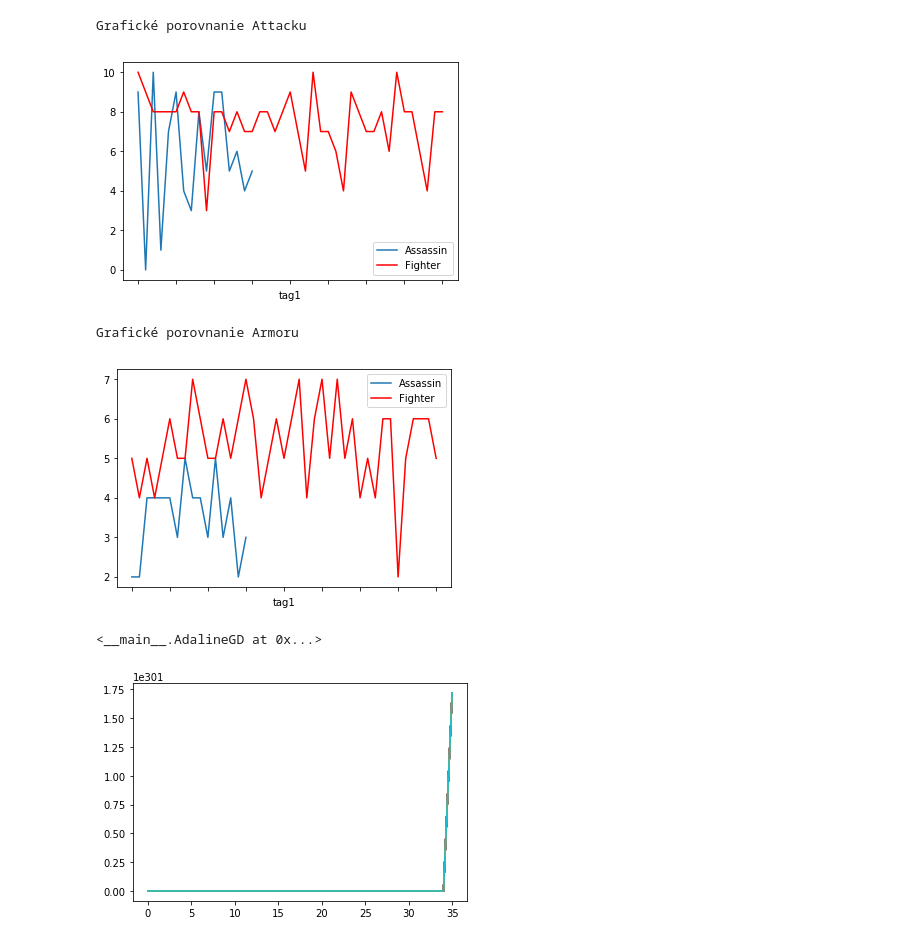
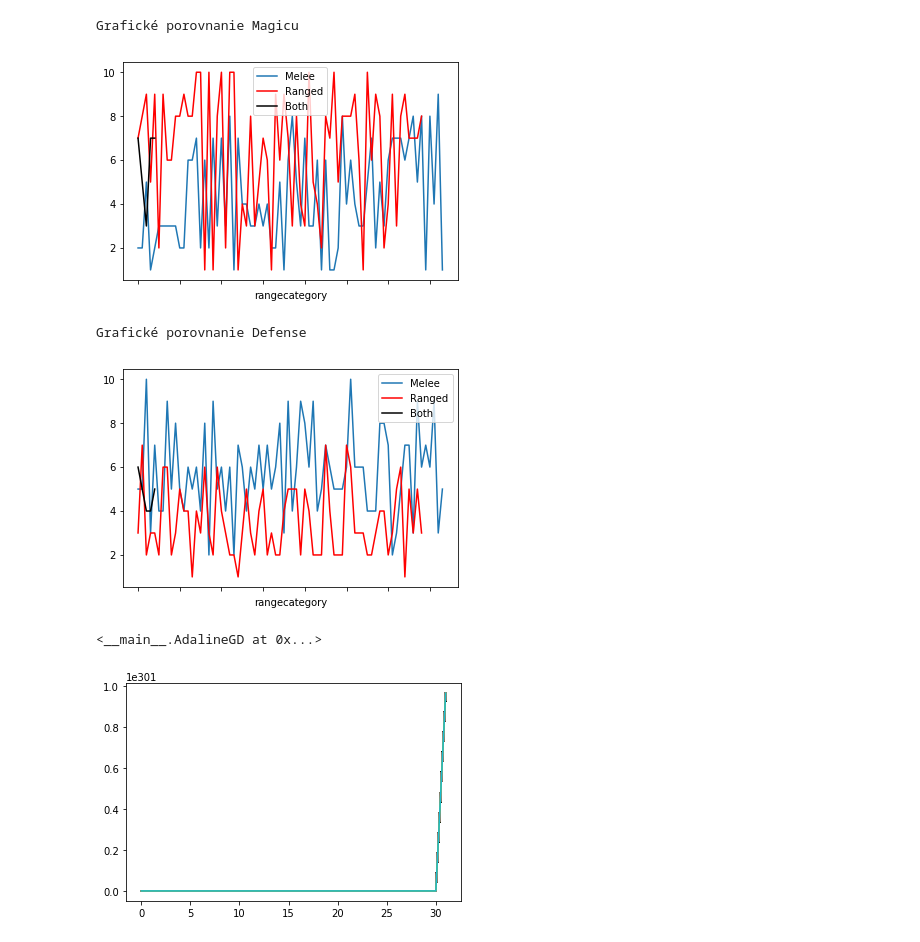
Before and after one commit to Teodor224/Krajcir_NS2020, a Jupyter notebook: Projekt.ipynb, the cells around one changed output. Drawn from its saved outputs; the diff is of its cells as text; code cells hidden in the pictures.

```diff
--- a/Projekt.ipynb
+++ b/Projekt.ipynb
@@ -60,12 +60,12 @@ class AdalineGD(object):
         return np.where(self.linearna_aktivacia(X)>=0.0,1,-1)
 # %%
 CHAMP=pan.read_csv('riot_champion.csv',index_col=None)
-CHAMP['tag1'], CHAMP['tag2'] = CHAMP['tags'].str.split(',',1).str
-CHAMP = CHAMP[['name','key','tag1','info.attack', 'stats.attackdamage','stats.attackdamageperlevel', 'stats.attackspeed','stats.attackspeedperlevel','info.defense','stats.armor','stats.armorperlevel','stats.hp','stats.hpperlevel','info.difficulty']]
-CHAMP=CHAMP[CHAMP.tag1.str.contains("Fighter") | CHAMP.tag1.str.contains("Assassin")]
 CHAMP.tag1=CHAMP.tag1.str.replace("'","")
 CHAMP.tag1=CHAMP.tag1.str.replace("[","")
 CHAMP.tag1=CHAMP.tag1.str.replace("]","")
-CHAMP=CHAMP.sort_values(by=['tag1'])
+CHAMP.tag2=CHAMP.tag2.str.replace("'","")
+CHAMP.tag2=CHAMP.tag2.str.replace("[","")
+CHAMP.tag2=CHAMP.tag2.str.replace("]","")
+CHAMP=CHAMP.sort_values(by=['rangecategory'])
 CHAMP
 # %% [output]
@@ -163,5 +176,5 @@ Grafická vizualizácia Fighterov a Assassinov na základe HP a HP per level
 # %%
-prva=CHAMP[CHAMP.tag1=="Assassin"]
+prva=CHAMP[CHAMP.rangecategory=="Melee"]
 sns.countplot(x=prva["info.difficulty"])
 print("Úroveň obtiažnosti hrania pre prvú skupinu")
 # %% [output]
@@ -170,5 +183,5 @@ print("Úroveň obtiažnosti hrania pre prvú skupinu")
 # %%
-druha=CHAMP[CHAMP.tag1=="Fighter"]
+druha=CHAMP[CHAMP.rangecategory=="Ranged"]
 sns.countplot(x=druha["info.difficulty"])
 print("Úroveň obtiažnosťi hrania pre druhú skupinu")
 # %% [output]
@@ -176,0 +190,4 @@ print("Úroveň obtiažnosťi hrania pre druhú skupinu")
+# %%
+tretia=CHAMP[CHAMP.rangecategory=="Both"]
+sns.countplot(x=tretia["info.difficulty"])
+print("Úroveň obtiažnosťi hrania pre tretiu skupinu")
@@ -177,29 +197,31 @@ print("Úroveň obtiažnosťi hrania pre druhú skupinu")
 # %%
-print("Grafické porovnanie Attacku");
+print("Grafické porovnanie Magicu");
 ax = plt.gca()
-prva.plot(kind='line',x='tag1',y='info.attack',ax=ax,)
-druha.plot(kind='line',x='tag1',y='info.attack', color='red', ax=ax,)
-ax.legend(["Assassin", "Fighter"]);
+prva.plot(kind='line',x='rangecategory',y='info.magic',ax=ax,)
+druha.plot(kind='line',x='rangecategory',y='info.magic', color='red', ax=ax,)
+tretia.plot(kind='line',x='rangecategory',y='info.magic', color='black', ax=ax,)
+ax.legend(["Melee", "Ranged","Both"]);
 plt.show()
 # %% [output]
-Grafické porovnanie Attacku
+Grafické porovnanie Magicu
-[figure, old version]
+[figure, new version]
 # %%
-print("Grafické porovnanie Armoru");
+print("Grafické porovnanie Defense");
 ax = plt.gca()
-prva.plot(kind='line',x='tag1',y='info.defense',ax=ax,)
-druha.plot(kind='line',x='tag1',y='info.defense', color='red', ax=ax,)
-ax.legend(["Assassin", "Fighter"]);
+prva.plot(kind='line',x='rangecategory',y='info.defense',ax=ax,)
+druha.plot(kind='line',x='rangecategory',y='info.defense', color='red', ax=ax,)
+tretia.plot(kind='line',x='rangecategory',y='info.defense', color='black', ax=ax,)
+ax.legend(["Melee", "Ranged","Both"]);
 plt.show()
 # %% [output]
-Grafické porovnanie Armoru
+Grafické porovnanie Defense
-[figure, old version]
+[figure, new version]
 # %%
-MojAdalineGD=AdalineGD(rychlost_ucenia=0.001,pocet_iteracii=100) #Zadefinovanie vlastnej premennej s triedou Adeline GD
+MojAdalineGD=AdalineGD(rychlost_ucenia=0.001,pocet_iteracii=1000) #Zadefinovanie vlastnej premennej s triedou Adeline GD
 MojAdalineGD.fit(X,y)
 # %% [output]
 <__main__.AdalineGD at 0x...>
-[figure, old version]
+[figure, new version]
 # %%
 
 X1=preprocessing.scale(X) #Funkcia scale() vydelí hodnoty z premennej X štandardnou odchýlkou a odčíta sa priemer pre každý dátový bod
```
Also changed, not shown: parts of 17 cells of this notebook, 1 other file.
